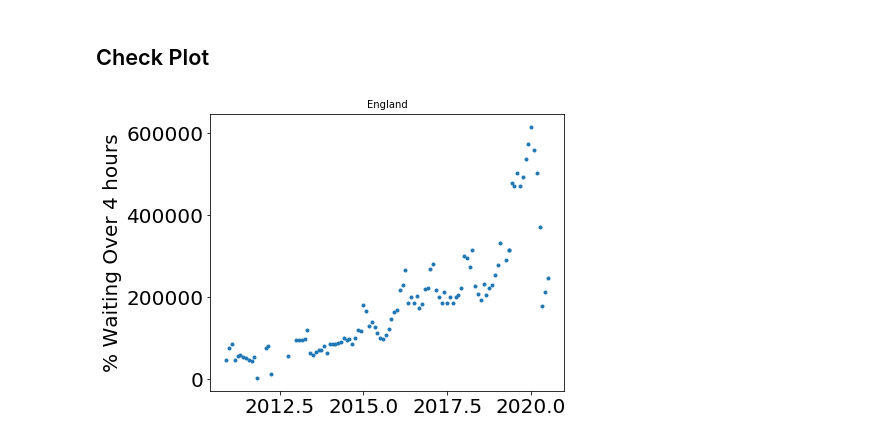
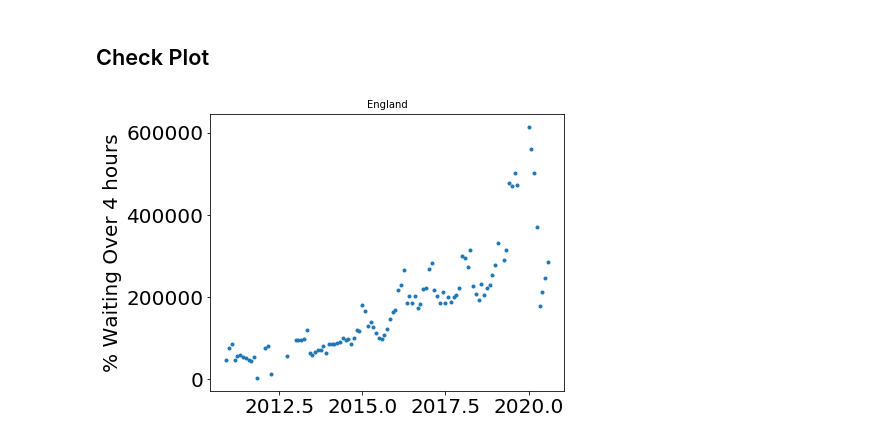
Before and after one commit to HowsMyNHS/NHSdata, a Jupyter notebook: NhsEngWaiting.ipynb, the cells around one changed output. Drawn from its saved outputs; the diff is of its cells as text; code cells hidden in the pictures.

```diff
--- a/NhsEngWaiting.ipynb
+++ b/NhsEngWaiting.ipynb
@@ -108,19 +108,19 @@ vecint = np.vectorize(int)
 # AttendenceData = np.zeros(len())
 
 # Gather data that we actually want to use
+# TODO: improve this!
 data = []
 for i, name in enumerate(xls_file_names):
-    if "Quarter" not in name and "Timeseries" not in name \
+    if "Quarter" not in name and "Timeseries" not in name and "QUARTER" not in name \
     and "Q1" not in name and "Q2" not in name and "Q3" not in name \
-    and "Q4" not in name and "transparency" not in name:
+    and "Q4" not in name and "transparency" not in name and "Time-Series" not in name:
         data.append(name)
 
-########## REDUCE SIZE FOR TESTING ############
-#data = data
+#print(data[0])
 
-###########################################
-### Get names and initiate data storage ###
-##########################################
+############################################################################################
+########################## Get names and initiate data storage #############################
+############################################################################################
 
 resp = requests.get(data[0])
 # Store the data in a temporary file
@@ -128,14 +128,20 @@ tempfile = open('tempfile.xls', 'wb')
 tempfile.write(resp.content)
 tempfile.close()
 sheet = pd.read_excel('tempfile.xls', sheet_name=0, skiprows=15, usecols="A,B,C,D,E,F,G,H,I,J,K,L,M,N")
-firstNames = sheet['Name'].values
+allNames = sheet['Name'].values
 
-attendences2 = np.zeros((len(firstNames), len(data)),dtype=object)
+attendences2 = np.zeros((len(allNames), len(data)),dtype=object)
 attendences2[:,:] = '-'
-over4hours = np.zeros((len(firstNames), len(data)),dtype=object)
+over4hours = np.zeros((len(allNames), len(data)),dtype=object)
 over4hours[:,:] = '-'
 
 periods2 = np.zeros(len(data),dtype = object)
+
+############################################################################################
+############################### Add data for each data set #################################
+############################################################################################
+
+missing = []
 
 for i, name in enumerate(data):
     # Get the data location
@@ -184,15 +190,19 @@ for i, name in enumerate(data):
         mask = makeDataMask(sample)
         all_over4hours[mask] = vecint((1-sample[mask])*all_attendence.values[mask])
 
-    for j, fname in enumerate(firstNames):
+    for j, fname in enumerate(allNames):
         if sum(names==fname) == 1:
             # Save attendance data
             hospital_attendence = all_attendence[names==fname]
-            attendences2[:,i][firstNames==fname] = hospital_attendence
+            attendences2[:,i][allNames==fname] = hospital_attendence
 
             # Save waiting data
             num_waiting = all_over4hours[names==fname]
-            over4hours[:,i][firstNames==fname] = num_waiting
+            over4hours[:,i][allNames==fname] = num_waiting
+        else:
+            if fname not in missing:
+                missing.append(fname)
+                #print(fname)
     # Get cell containing the data period
     sheet = pd.read_excel('tempfile.xls', sheet_name=0, skiprows=5, usecols="C")
     period = sheet.columns[0]
@@ -287,7 +298,7 @@ def weekly2monthy(dates, weekly_data, printOutput = False):
 
 def sort_data(data, unsorted_periods):
     periods = convPeriods(unsorted_periods)
-    final_attendence = np.zeros((len(firstNames), len(periods)), dtype=object)
+    final_attendence = np.zeros((len(allNames), len(periods)), dtype=object)
 
     month_mask = [unsorted_periods[i].split(' ')[0] in month_names for i in range(len(unsorted_periods))]
     #print(month_mask)
@@ -321,7 +332,7 @@ str2float = np.vectorize(np.float)
 #Delete the nan line
 final_attendence = np.delete(final_attendence, 1, axis=0)
 final_over4hours = np.delete(final_over4hours, 1, axis=0)
-firstNames = np.delete(firstNames, 1, axis=0)
+allNames = np.delete(allNames, 1, axis=0)
 
 for i in range(len(final_attendence[:,0])):
     for j in range(len(final_over4hours[i,:])):
@@ -335,16 +346,16 @@ for i in range(len(final_attendence[:,0])):
 # %%
 i = 0
 
 fig = plt.figure(figsize=(7,5))
 ax1 = fig.add_subplot(111)
-plt.title(firstNames[i],size = 10)
+plt.title(allNames[i],size = 10)
 mask = (final_over4hours[i,:] != '-')
 waiting = final_over4hours[i,:][mask]
 ax1.plot(months[mask], waiting,'.', lw=3)
 #ax1.set_xlim([2010, 2020])
 ax1.set_ylabel("% Waiting Over 4 hours")
 plt.tight_layout()
 plt.show()
 # %% [output]
-[figure, old version]
+[figure, new version]
 # %%
```
Also changed, not shown: parts of 6 cells of this notebook, 5 other files.
